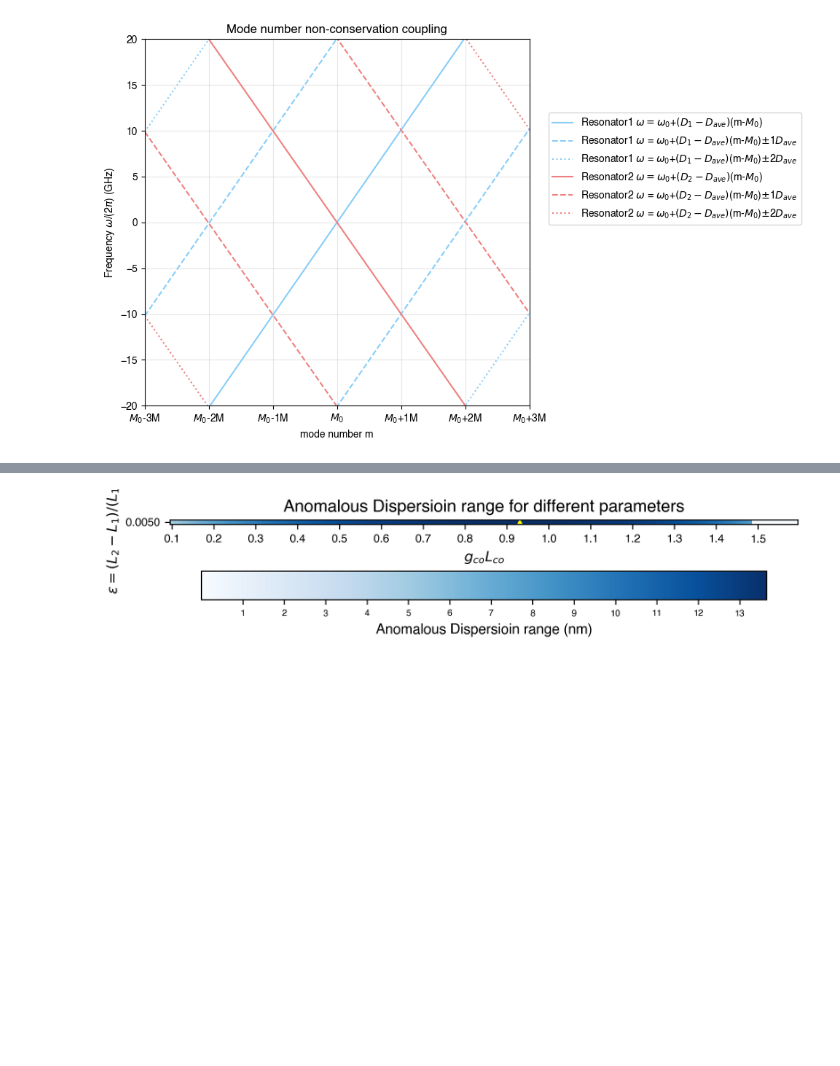
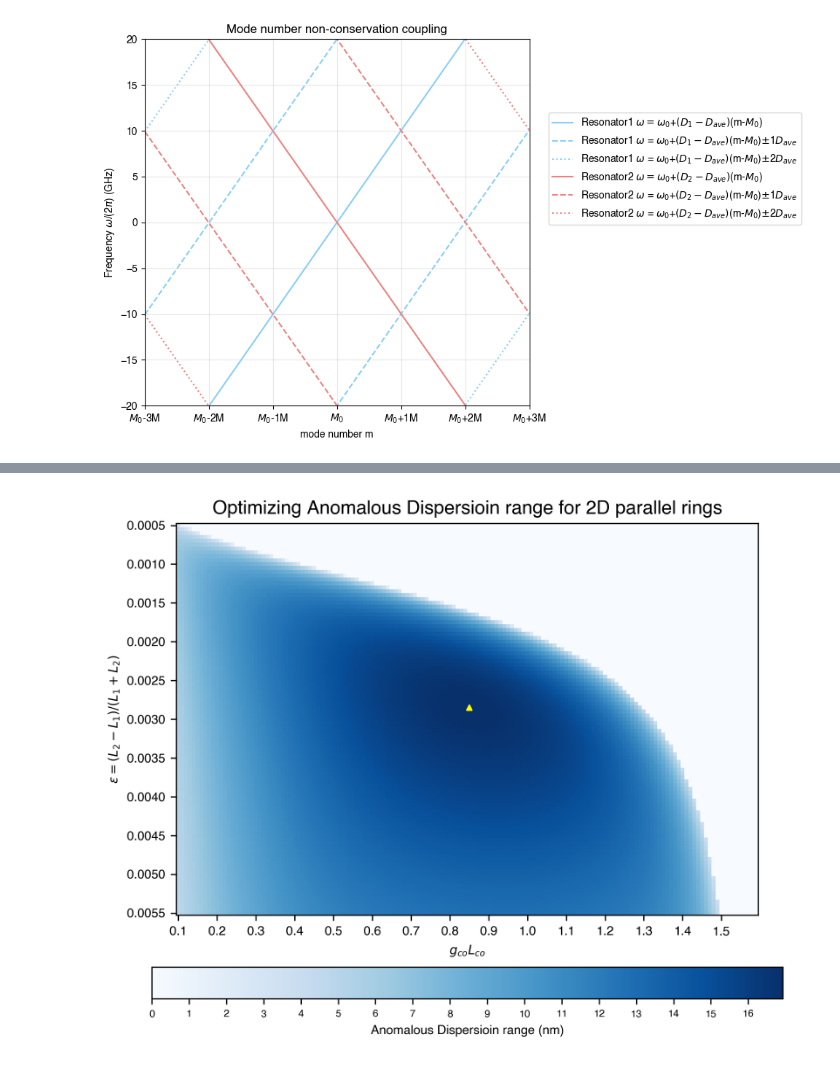
Before and after one commit to Harryxwh/SiNDispersionEngineering, a Jupyter notebook: 2D parallel rings.ipynb, the cells around one changed output, grey strips where cells are left out. Drawn from its saved outputs; the diff is of its cells as text; code cells hidden in the pictures; blank space fills up the shorter version.

```diff
--- a/2D parallel rings.ipynb
+++ b/2D parallel rings.ipynb
@@ -118,6 +118,8 @@ neff_intp   = Interpolation(wavl_arr, neff_arr[:,1], wavl_arr_intp, num_of_pts=n
 ng_intp     = Interpolation(wavl_arr, ng_arr[:,1], wavl_arr_intp, num_of_pts=num_of_pts)
 ng_1550     = ng_intp[np.argmin(np.abs(wavl_arr_intp-1.55))]
 neff_1550   = neff_intp[np.argmin(np.abs(wavl_arr_intp-1.55))]
-freq_1550   = c/1550*1e9                        #unit:Hz
-ng_1550
+# freq_1550   = c/1550*1e9                        #unit:Hz
+freq_1550   = 193.34*1e12                        #unit:Hz
+ng_1550     = 1.575
+freq_1550
 # %% [output]
@@ -137,15 +139,14 @@ np.float64(1.595643967049753)
 Parameters of the vernier resonators
 # %%
 # L1      = c/(ng_1550 * 20*1e9)
-# L1      = 9.5*1e-3
-# L2      = L1 * 1.005
-L1      = 9.313     *1e-3
-L2      = 9.407     *1e-3
+L1      = 9.5*1e-3
+L2      = L1 * 1.005
 
 D1      = c/(ng_1550 * L1) *2* np.pi
 D2      = c/(ng_1550 * L2) *2* np.pi
 D_ave   = c/(ng_1550 * (L1+L2)/2) *2 *np.pi
-# D_ave = D1 * 0.99
+# D_ave   = 19.9766 * 2 *np.pi * 1e9
+# D_ave   = c/( ng_1550* (L1+L2)/2) *2 *np.pi
 epsilon = (L2-L1)/(L1+L2)
 FSR = (D1-D2)/(2*epsilon)
 M = 1/(2*epsilon)
@@ -417,9 +414,9 @@ Plot_curve(data_arr,**param_dict)
 # %%
 gL_product_arr  = np.arange(0.1,1.6,0.01)
-# L2_ratio_arr    = np.arange(1.001,1.011,0.0001)
-L2_ratio_arr    = np.linspace(L2/L1, L2/L1 ,1)
+L2_ratio_arr    = np.arange(1.001,1.011,0.0001)
+# L2_ratio_arr    = np.linspace(L2/L1, L2/L1 ,1)
 epsilon_arr     = epsilon_func(L1, L1*L2_ratio_arr)
-Lco_arr         = gL_product_arr  / g0
+Lco_arr         = gL_product_arr  / g0_exp
 AD_range_arr    = []
 for L2_ratio in L2_ratio_arr:
     L2      = L1 * L2_ratio
@@ -433,9 +430,13 @@ for L2_ratio in L2_ratio_arr:
 
     AD_range_arr_given_L2 = []
     for Lco in Lco_arr:
-        Reson_freq_arr = Reson_freq(m_arr_intp,D_ave,g_arr_intp,Lco,epsilon)
-        D_coupled_arr  = Dispersion_num(m_arr_intp,Reson_freq_arr)
-        AD_range_res = AD_range_func(m_arr_intp[2:-2], D_coupled_arr + D_iso,
+        Reson_freq_arr = Reson_freq(m_arr_intp,D_ave,g_arr_exp,Lco,epsilon)
+        D_coupled_arr  = Dispersion_ana(m_arr_intp,D_ave,g_arr_exp,Lco,epsilon)
+        # D_coupled_arr  = Dispersion_num(m_arr_intp,Reson_freq_arr)
+        # AD_range_res = AD_range_func(m_arr_intp[2:-2], D_coupled_arr + D_iso,
+        #                                 M = M, FSR = D_ave/(2*np.pi))
+        D_iso   = D_2o * np.ones(np.shape(m_arr_intp))
+        AD_range_res = AD_range_func(m_arr_intp, D_coupled_arr + D_iso,
                                         M = M, FSR = D_ave/(2*np.pi))
         AD_range_arr_given_L2.append(AD_range_res)
 
@@ -483,26 +484,26 @@ np.shape(AD_range_arr)
 # %%
 xticks = np.arange(0,len(gL_product_arr),10)
 yticks = np.arange(0,len(epsilon_arr),10)
 param_dict = {
         "point_color"   : 'yellow',
         "aspect"        : 1,
         "xlabel"        : r"$g_{co}L_{co}$",
         "ylabel"        : r"$\epsilon = (L_2-L_1)/(L_1+L_2)$",
         "cbar_label"    : "Anomalous Dispersioin range (nm)",
         "cbar_small_ticks" : True,
         "figsize"       : (8,6),
-        "title"         : "Anomalous Dispersioin range for different parameters",
+        "title"         : "Optimizing Anomalous Dispersioin range for 2D parallel rings",
         "xticks"        : xticks,
         "yticks"        : yticks,
         "xtickslabel"   : ["{:.1f}".format(gL) for gL in gL_product_arr[xticks]],
         "ytickslabel"   : ["{:.4f}".format(ep) for ep in epsilon_arr[yticks]],
         "fontsize"      : 8,
 }
 Plot_im(AD_range_arr,
         point_arr = np.flip(np.array(max_index).reshape(1,2)),
         **param_dict)
 # %% [output]
-[figure, old version]
+[figure, new version]
 # %%
 L2      = L1 * (1+best_epsilon) / ( 1-best_epsilon)
 D2      = c/(ng_1550 * L2) *2* np.pi
```
Also changed, not shown: parts of 23 cells of this notebook, 35 other files.
